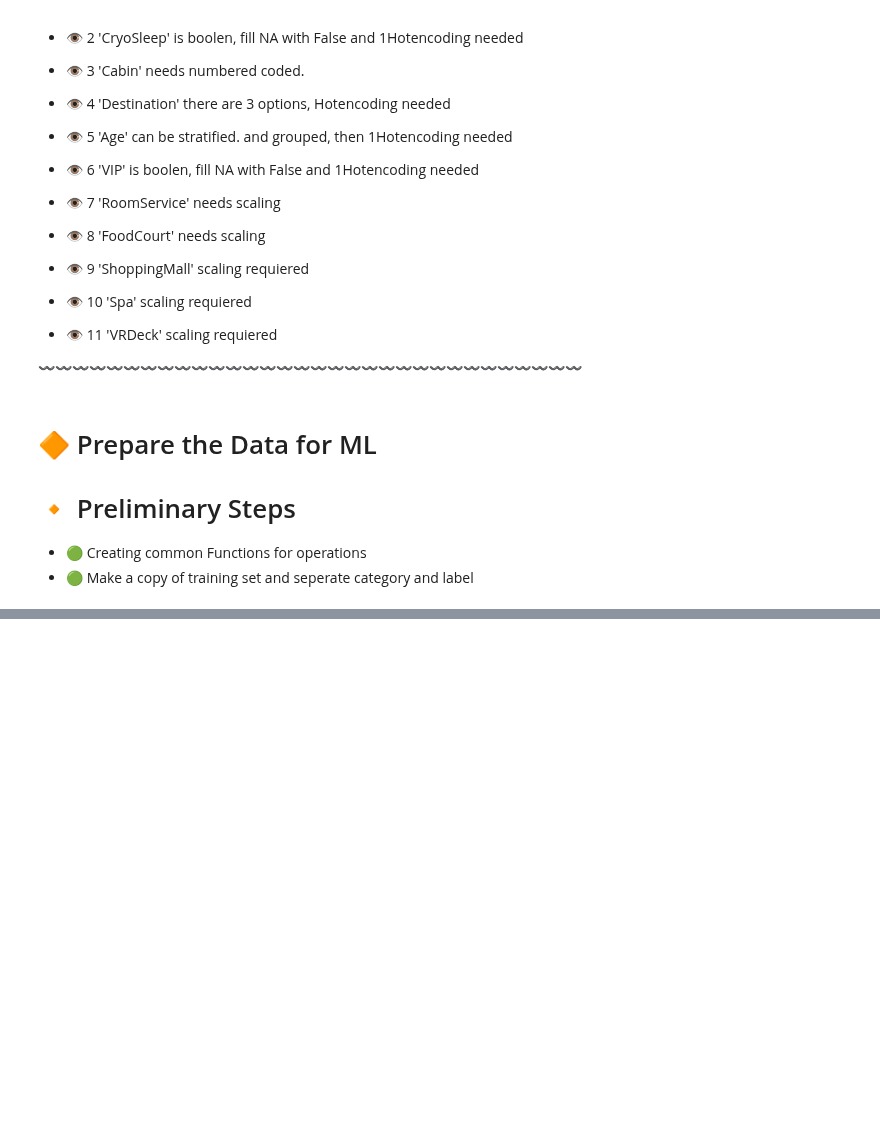
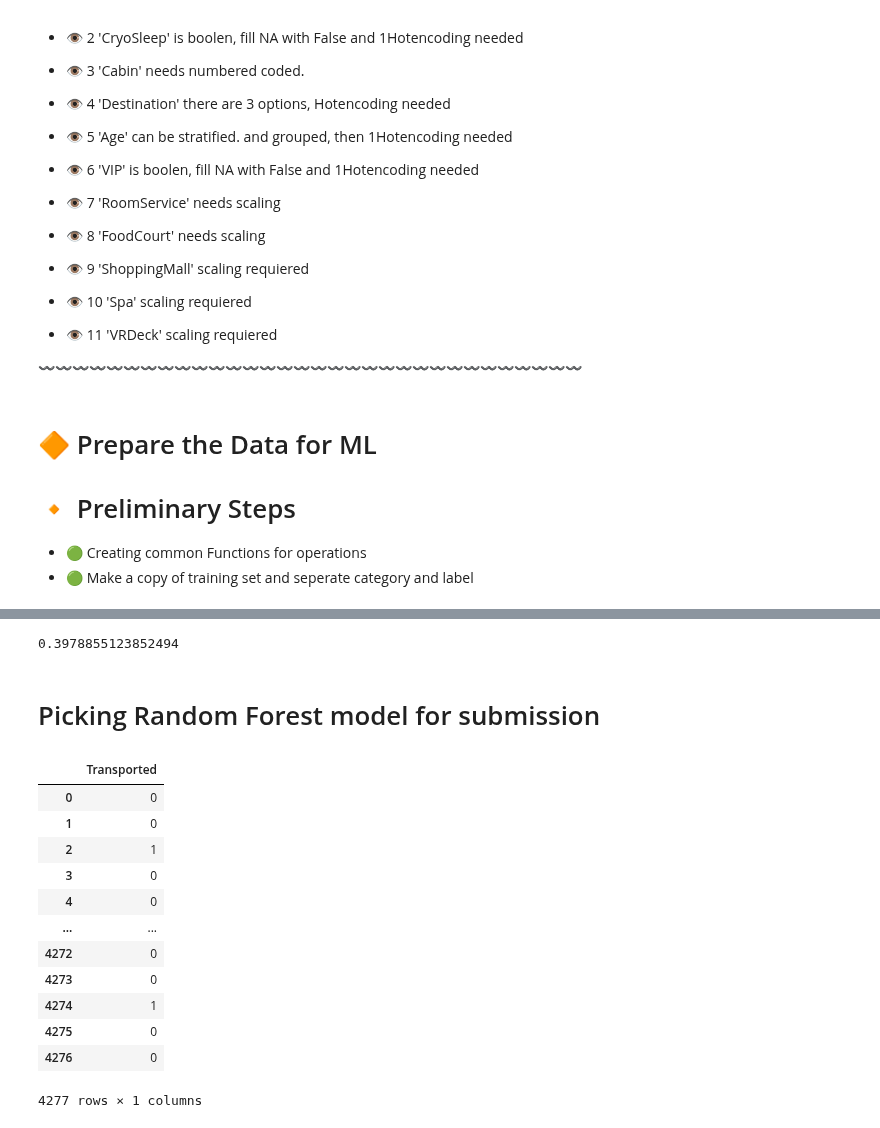
Before and after one commit to subramanya4shenoy/MachineLearningNbs, a Jupyter notebook: Kaggle/Competitions/spaceship-titanic-regression.ipynb, the cells around one changed output, grey strips where cells are left out. Cells and saved outputs as stored; diff of their text form; code cells hidden in the pictures; blank space fills up the shorter version.

```diff
--- a/Kaggle/Competitions/spaceship-titanic-regression.ipynb
+++ b/Kaggle/Competitions/spaceship-titanic-regression.ipynb
@@ -242,0 +288,6 @@ train_set_transformed
+# %%
+#Checking the same with Decision Tree regressor
+from sklearn.tree import DecisionTreeRegressor
+
+dt_model = make_pipeline(preprocessing, DecisionTreeRegressor(random_state=42))
+dt_model.fit(train_set_label, train_set_target)
@@ -242,0 +321,5 @@ train_set_transformed
+# %%
+from sklearn.ensemble import RandomForestRegressor
+
+rf_model = make_pipeline(preprocessing, RandomForestRegressor(random_state=42))
+rf_model.fit(train_set_label, train_set_target)
@@ -242,0 +348,29 @@ train_set_transformed
+# %%
+rf_model_rmse = mean_squared_error(test_set_target, rf_model_predict, squared=False)
+rf_model_rmse
+# %% [output]
+0.3978855123852494
+# %% [markdown]
+# Picking Random Forest model for submission
+# %%
+test_copy = test.copy()
+process_df(test_copy)
+rf_model_predict = rf_model.predict(test_copy)
+# %%
+submission = pd.DataFrame(rf_model_predict, columns=['Transported'])
+submission['Transported'] = submission['Transported'].astype(int)
+submission
+# %% [output]
+|  | Transported |
+| 0 | 0 |
+| 1 | 0 |
+| 2 | 1 |
+| 3 | 0 |
+| 4 | 0 |
+| ... | ... |
+| 4272 | 0 |
+| 4273 | 0 |
+| 4274 | 1 |
+| 4275 | 0 |
+| 4276 | 0 |
+4277 rows × 1 columns
```
Also changed, not shown: parts of 19 cells of this notebook.
